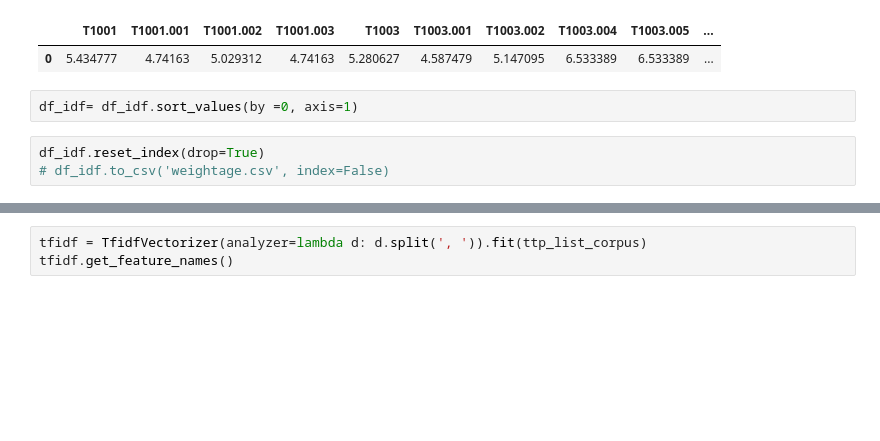
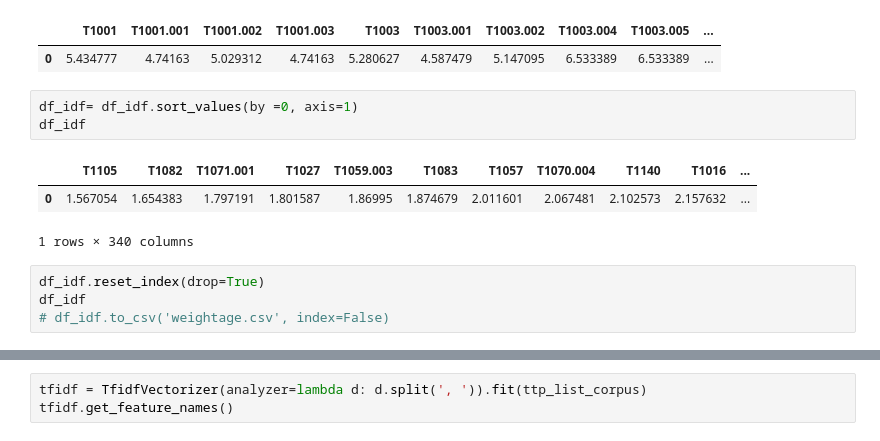
Before and after one commit to TYiSheng98/TTP-Weightage, a Jupyter notebook: idf.ipynb, the cells around one changed output, grey strips where cells are left out. Saved outputs shown, nothing was run; the diff lists cells and outputs as text; blank space fills up the shorter version.

```diff
--- a/idf.ipynb
+++ b/idf.ipynb
@@ -109,6 +117,12 @@ display(HTML(df_idf.to_html()))
 | 0 | 5.434777 | 4.74163 | 5.029312 | 4.74163 | 5.280627 | 4.587479 | 5.147095 | 6.533389 | 6.533389 | ... |
 # %%
 df_idf= df_idf.sort_values(by =0, axis=1)
+df_idf
+# %% [output]
+|  | T1105 | T1082 | T1071.001 | T1027 | T1059.003 | T1083 | T1057 | T1070.004 | T1140 | T1016 | ... |
+| 0 | 1.567054 | 1.654383 | 1.797191 | 1.801587 | 1.86995 | 1.874679 | 2.011601 | 2.067481 | 2.102573 | 2.157632 | ... |
+1 rows × 340 columns
 # %%
 df_idf.reset_index(drop=True)
+df_idf
 # df_idf.to_csv('weightage.csv', index=False)
```
Also changed, not shown: parts of 6 cells of this notebook, 2 other files.
